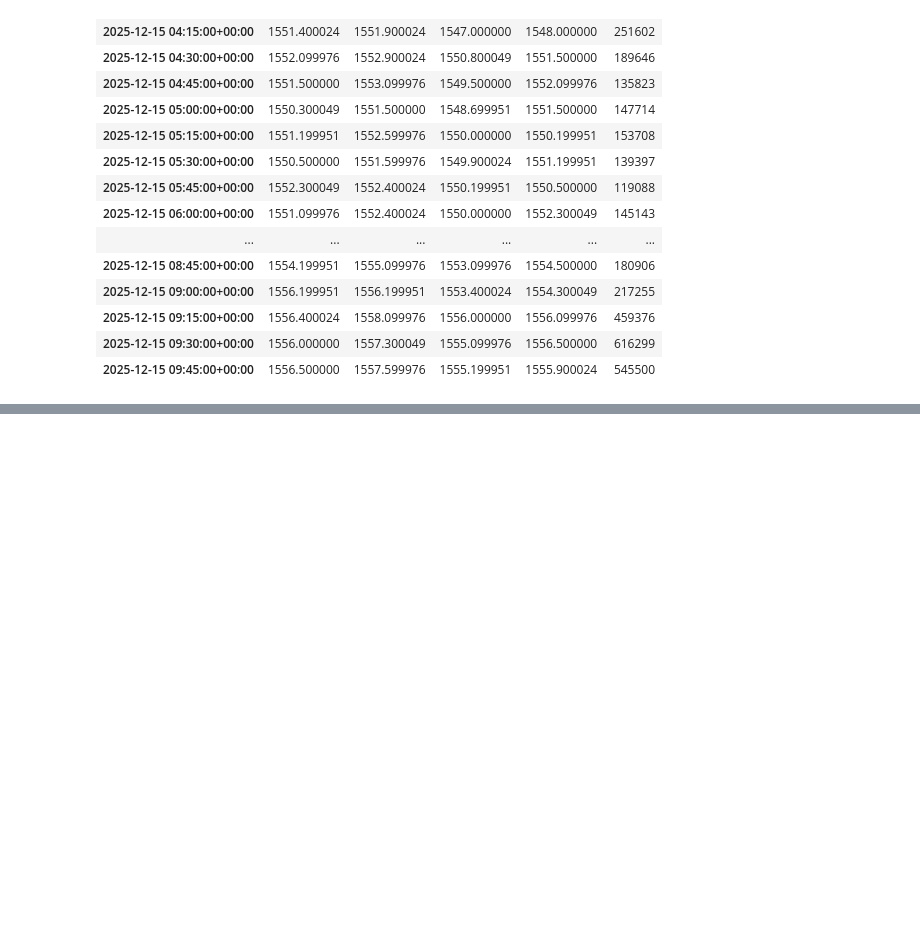
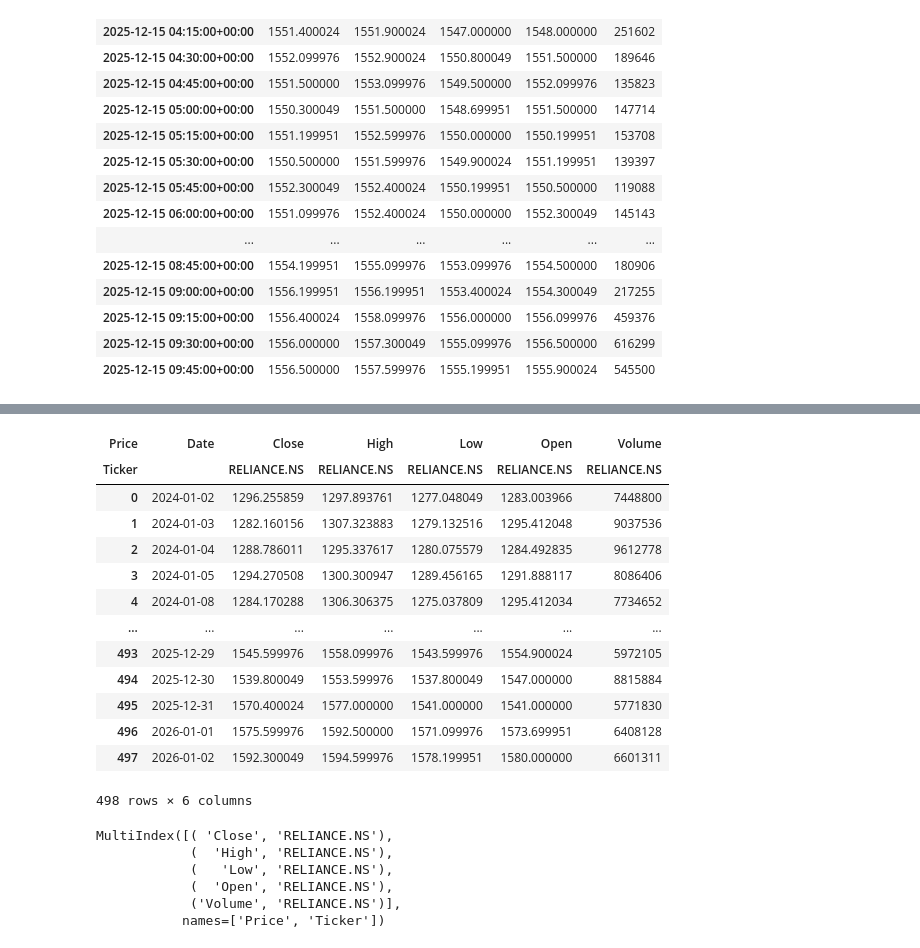
Before and after one commit to curiousHG/time-series-analysis, a Jupyter notebook: notebooks/test.ipynb, the cells around one changed output, grey strips where cells are left out. Saved outputs shown, nothing was run; the diff lists cells and outputs as text; code cells hidden in the pictures; blank space fills up the shorter version.

```diff
--- a/notebooks/test.ipynb
+++ b/notebooks/test.ipynb
@@ -102,0 +127,2 @@ fig.show(renderer = 'browser')
+# %%
+rel_df = yf.download("RELIANCE.NS", period="2y", interval="1d")
@@ -102,0 +173,26 @@ fig.show(renderer = 'browser')
+# %%
+rel_df.reset_index()
+# %% [output]
+| Price | Date | Close | High | Low | Open | Volume |
+| Ticker |  | RELIANCE.NS | RELIANCE.NS | RELIANCE.NS | RELIANCE.NS | RELIANCE.NS |
+| 0 | 2024-01-02 | 1296.255859 | 1297.893761 | 1277.048049 | 1283.003966 | 7448800 |
+| 1 | 2024-01-03 | 1282.160156 | 1307.323883 | 1279.132516 | 1295.412048 | 9037536 |
+| 2 | 2024-01-04 | 1288.786011 | 1295.337617 | 1280.075579 | 1284.492835 | 9612778 |
+| 3 | 2024-01-05 | 1294.270508 | 1300.300947 | 1289.456165 | 1291.888117 | 8086406 |
+| 4 | 2024-01-08 | 1284.170288 | 1306.306375 | 1275.037809 | 1295.412034 | 7734652 |
+| ... | ... | ... | ... | ... | ... | ... |
+| 493 | 2025-12-29 | 1545.599976 | 1558.099976 | 1543.599976 | 1554.900024 | 5972105 |
+| 494 | 2025-12-30 | 1539.800049 | 1553.599976 | 1537.800049 | 1547.000000 | 8815884 |
+| 495 | 2025-12-31 | 1570.400024 | 1577.000000 | 1541.000000 | 1541.000000 | 5771830 |
+| 496 | 2026-01-01 | 1575.599976 | 1592.500000 | 1571.099976 | 1573.699951 | 6408128 |
+| 497 | 2026-01-02 | 1592.300049 | 1594.599976 | 1578.199951 | 1580.000000 | 6601311 |
+498 rows × 6 columns
+# %%
+rel_df.columns
+# %% [output]
+MultiIndex([( 'Close', 'RELIANCE.NS'),
+            (  'High', 'RELIANCE.NS'),
+            (   'Low', 'RELIANCE.NS'),
+            (  'Open', 'RELIANCE.NS'),
+            ('Volume', 'RELIANCE.NS')],
+           names=['Price', 'Ticker'])
```
Also changed, not shown: parts of 11 cells of this notebook, 50 other files.
